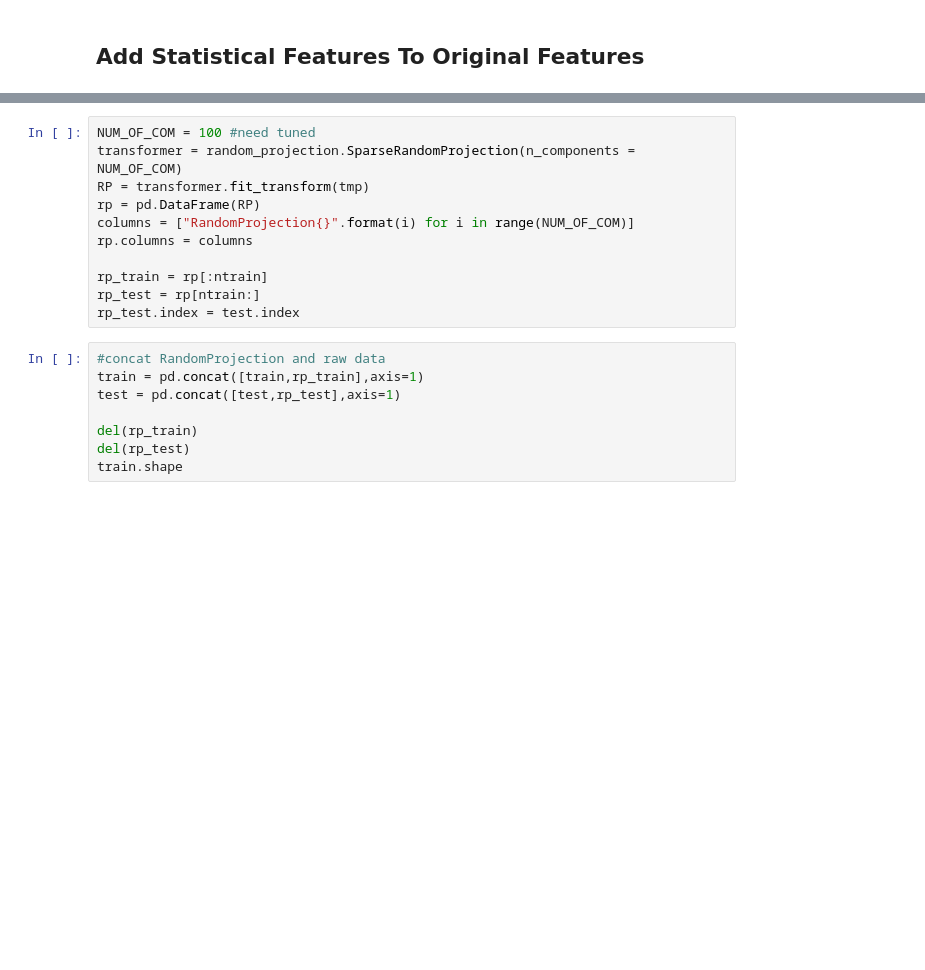
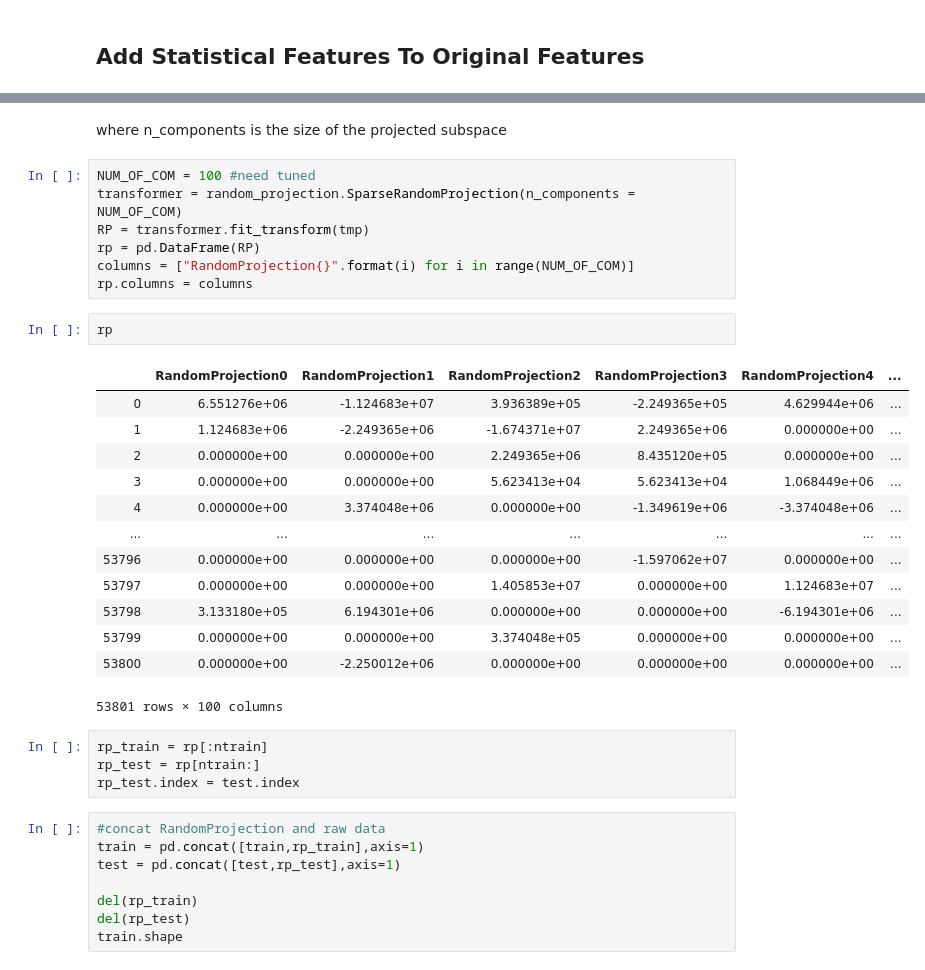
Before and after one commit to jcanque777/customer_value_prediction, a Jupyter notebook: value_prediction.ipynb, the cells around one changed output, grey strips where cells are left out. Cells and saved outputs as stored; diff of their text form; blank space fills up the shorter version.

```diff
--- a/value_prediction.ipynb
+++ b/value_prediction.ipynb
@@ -380,3 +564,5 @@ del(tmp_test)
+# %% [markdown]
+where n_components is the size of the projected subspace
 # %%
 NUM_OF_COM = 100 #need tuned
 transformer = random_projection.SparseRandomProjection(n_components = NUM_OF_COM)
@@ -384,10 +570,26 @@ RP = transformer.fit_transform(tmp)
 rp = pd.DataFrame(RP)
 columns = ["RandomProjection{}".format(i) for i in range(NUM_OF_COM)]
 rp.columns = columns
-
-rp_train = rp[:ntrain]
-rp_test = rp[ntrain:]
-rp_test.index = test.index
+# %%
+rp
+# %% [output]
+|  | RandomProjection0 | RandomProjection1 | RandomProjection2 | RandomProjection3 | RandomProjection4 | ... |
+| 0 | 6.551276e+06 | -1.124683e+07 | 3.936389e+05 | -2.249365e+05 | 4.629944e+06 | ... |
+| 1 | 1.124683e+06 | -2.249365e+06 | -1.674371e+07 | 2.249365e+06 | 0.000000e+00 | ... |
+| 2 | 0.000000e+00 | 0.000000e+00 | 2.249365e+06 | 8.435120e+05 | 0.000000e+00 | ... |
+| 3 | 0.000000e+00 | 0.000000e+00 | 5.623413e+04 | 5.623413e+04 | 1.068449e+06 | ... |
+| 4 | 0.000000e+00 | 3.374048e+06 | 0.000000e+00 | -1.349619e+06 | -3.374048e+06 | ... |
+| ... | ... | ... | ... | ... | ... | ... |
+| 53796 | 0.000000e+00 | 0.000000e+00 | 0.000000e+00 | -1.597062e+07 | 0.000000e+00 | ... |
+| 53797 | 0.000000e+00 | 0.000000e+00 | 1.405853e+07 | 0.000000e+00 | 1.124683e+07 | ... |
+| 53798 | 3.133180e+05 | 6.194301e+06 | 0.000000e+00 | 0.000000e+00 | -6.194301e+06 | ... |
+| 53799 | 0.000000e+00 | 0.000000e+00 | 3.374048e+05 | 0.000000e+00 | 0.000000e+00 | ... |
+| 53800 | 0.000000e+00 | -2.250012e+06 | 0.000000e+00 | 0.000000e+00 | 0.000000e+00 | ... |
+53801 rows × 100 columns
+# %%
+rp_train = rp[:ntrain]
+rp_test = rp[ntrain:]
+rp_test.index = test.index
 # %%
 #concat RandomProjection and raw data
 train = pd.concat([train,rp_train],axis=1)
```
Also changed, not shown: parts of 49 cells of this notebook.
